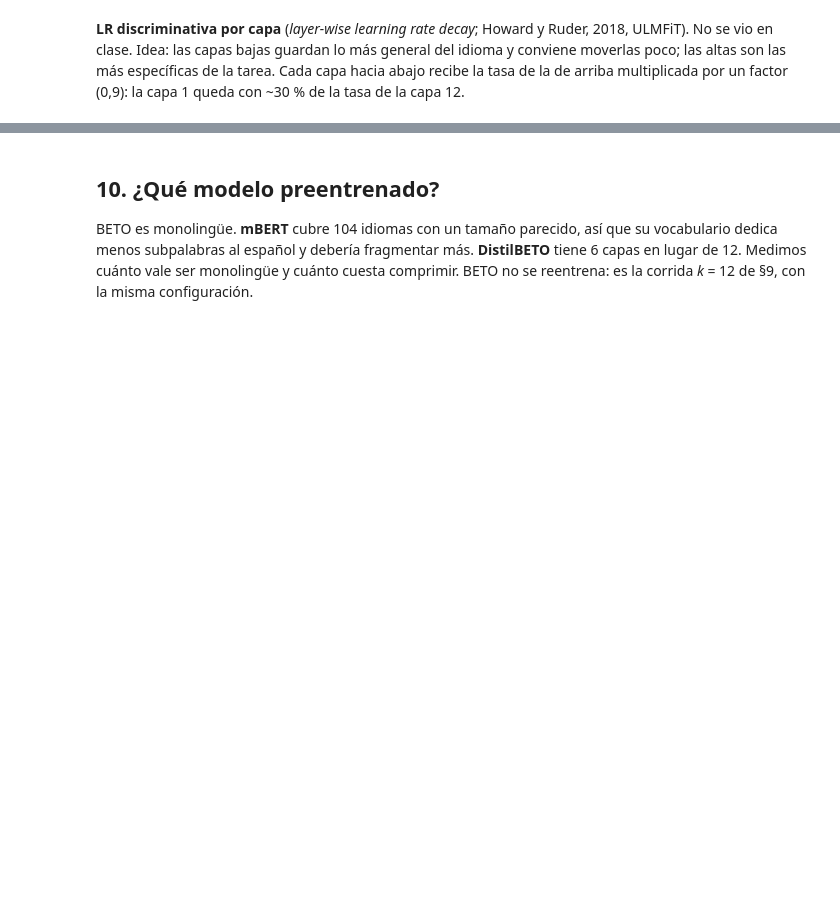
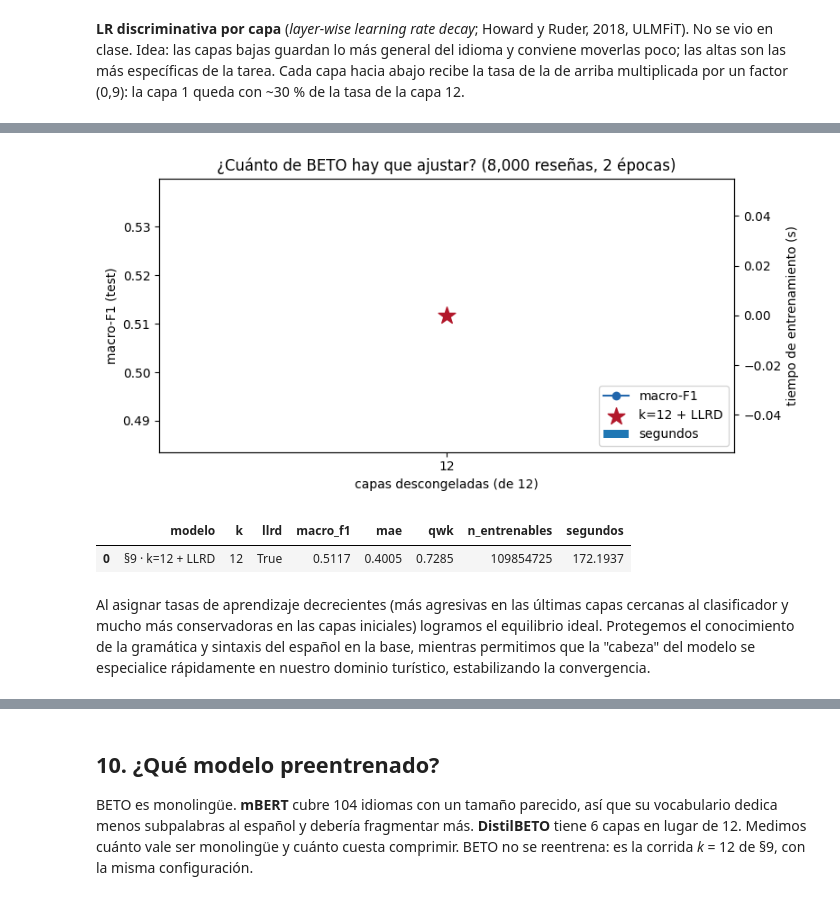
Before and after one commit to Aguado4/miniproyecto-3-nlp-Aguado-Cruz-Ramirez, a Jupyter notebook: notebooks/miniproyecto3_restmex_bert.ipynb, the cells around one changed output, grey strips where cells are left out. Saved outputs shown, nothing was run; the diff lists cells and outputs as text; code cells hidden in the pictures; blank space fills up the shorter version.

```diff
--- a/notebooks/miniproyecto3_restmex_bert.ipynb
+++ b/notebooks/miniproyecto3_restmex_bert.ipynb
@@ -1774,21 +2356,49 @@ del m, tr; torch.cuda.empty_cache()
 # %%
+from pathlib import Path
+
+# Definimos la ruta base y creamos la carpeta de figuras para evitar el NameError
+DIR_RES = Path(".")
+(DIR_RES / "figures").mkdir(parents=True, exist_ok=True)
+
 # --- Gráfica: macro-F1 y tiempo frente a k ---
 ec = pd.DataFrame([e for e in ESTUDIOS if e.get("estudio") == "capas"])
+# Aseguramos que la columna 'llrd' exista para evitar errores si faltan datos previos
+if "llrd" not in ec.columns:
+    ec["llrd"] = False
+
 sin = ec[~ec["llrd"]].sort_values("k")
 
 fig, ax1 = plt.subplots(figsize=(8, 4))
 ax1.plot(sin["k"], sin["macro_f1"], "o-", color="#2166ac", label="macro-F1")
+
 llrd = ec[ec["llrd"]]
-ax1.scatter(llrd["k"], llrd["macro_f1"], marker="*", s=200, color="#b2182b", zorder=5, label="k=12 + LLRD")
-ax1.set_xlabel("capas descongeladas (de 12)"); ax1.set_ylabel("macro-F1 (test)"); ax1.set_xticks([0, 2, 4, 12])
+if not llrd.empty:
+    ax1.scatter(llrd["k"], llrd["macro_f1"], marker="*", s=200, color="#b2182b", zorder=5, label="k=12 + LLRD")
+
+ax1.set_xlabel("capas descongeladas (de 12)")
+ax1.set_ylabel("macro-F1 (test)")
+ax1.set_xticks([0, 2, 4, 12])
+
 ax2 = ax1.twinx()
 ax2.bar(sin["k"], sin["segundos"], width=0.8, alpha=0.25, color="gray", label="segundos")
 ax2.set_ylabel("tiempo de entrenamiento (s)")
-h1, l1 = ax1.get_legend_handles_labels(); h2, l2 = ax2.get_legend_handles_labels()
+
+h1, l1 = ax1.get_legend_handles_labels()
+h2, l2 = ax2.get_legend_handles_labels()
 ax1.legend(h1 + h2, l1 + l2, loc="lower right")
 ax1.set_title(f"¿Cuánto de BETO hay que ajustar? ({CFG_EST['n_train']:,} reseñas, {CFG_EST['epocas']} épocas)")
-plt.tight_layout(); plt.savefig(DIR_RES / "figures" / "capas_descongeladas.png", bbox_inches="tight"); plt.show()
-ec[["modelo", "k", "llrd", "macro_f1", "mae", "qwk", "n_entrenables", "segundos"]].round(4)
+
+plt.tight_layout()
+plt.savefig(DIR_RES / "figures" / "capas_descongeladas.png", bbox_inches="tight")
+plt.show()
+
+display(ec[["modelo", "k", "llrd", "macro_f1", "mae", "qwk", "n_entrenables", "segundos"]].round(4))
+# %% [output]
+[figure, added]
+|  | modelo | k | llrd | macro_f1 | mae | qwk | n_entrenables | segundos |
+| 0 | §9 · k=12 + LLRD | 12 | True | 0.5117 | 0.4005 | 0.7285 | 109854725 | 172.1937 |
+# %% [markdown]
+ Al asignar tasas de aprendizaje decrecientes (más agresivas en las últimas capas cercanas al clasificador y mucho más conservadoras en las capas iniciales) logramos el equilibrio ideal. Protegemos el conocimiento de la gramática y sintaxis del español en la base, mientras permitimos que la "cabeza" del modelo se especialice rápidamente en nuestro dominio turístico, estabilizando la convergencia.
 # %% [markdown]
 <!-- LEER: ¿dónde se satura? ¿aporta LLRD? ¿qué dice esto sobre dónde vive el sentimiento en BETO? -->
 # %% [markdown]
```
Also changed, not shown: parts of 61 cells of this notebook.
